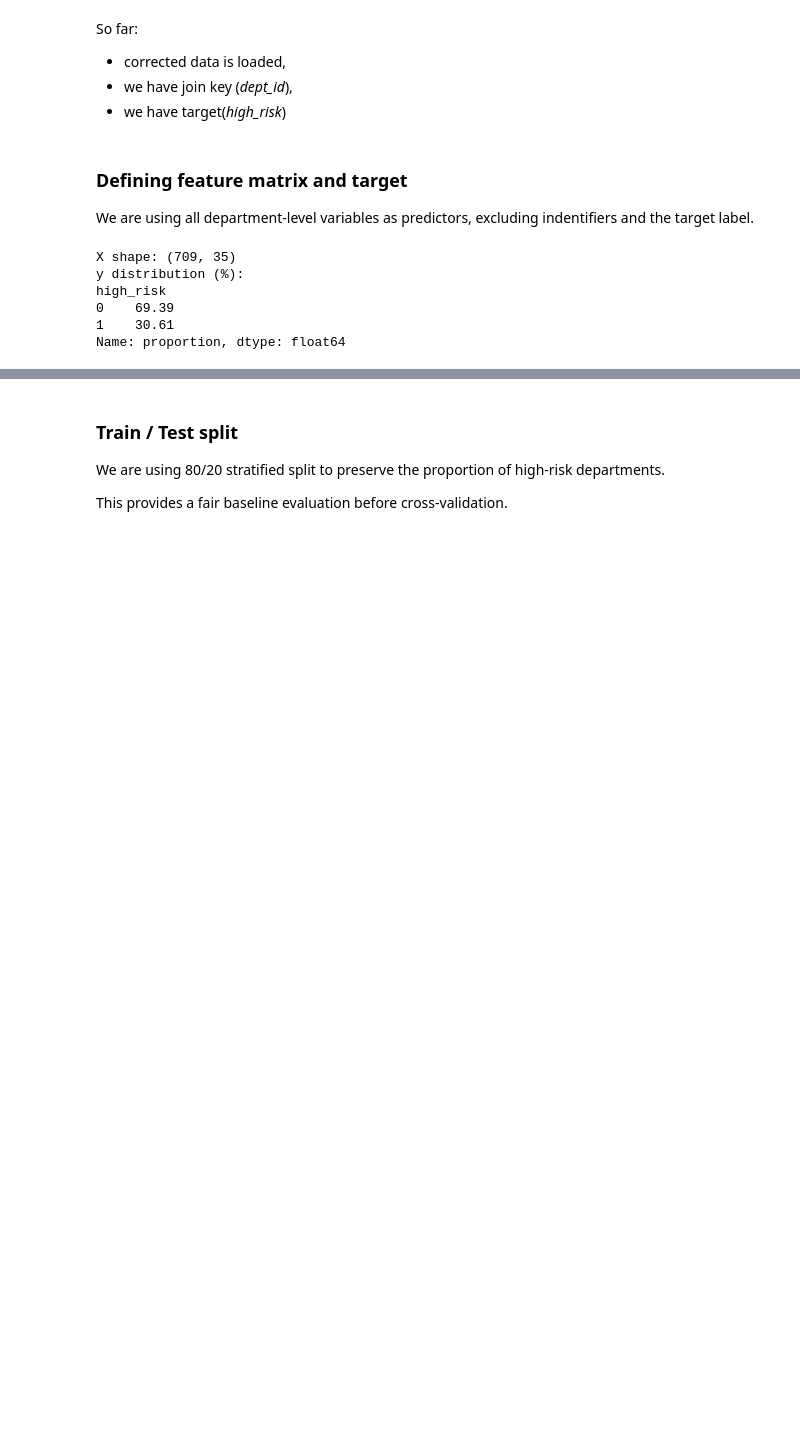
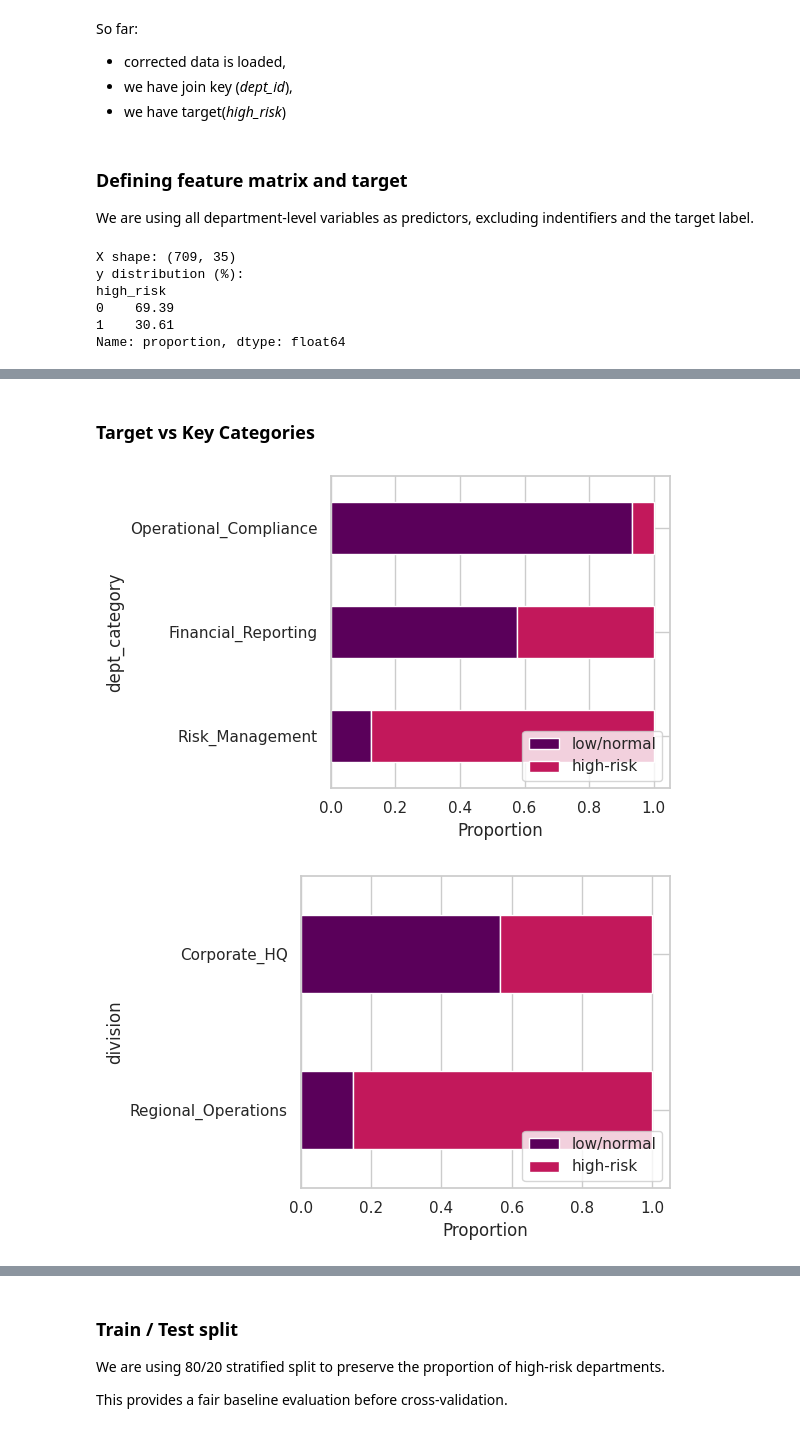
Before and after one commit to personallypetra/ComplianceRadar_315031, a Jupyter notebook: main.ipynb, the cells around one changed output, grey strips where cells are left out. Saved outputs shown, nothing was run; the diff lists cells and outputs as text; code cells hidden in the pictures; blank space fills up the shorter version.

```diff
--- a/main.ipynb
+++ b/main.ipynb
@@ -203,0 +286,19 @@ Name: proportion, dtype: float64
+# %% [markdown]
+### Target vs Key Categories
+# %%
+cat_cols_after = X.select_dtypes(include = ["object", "category", "bool"]).columns.tolist()
+for col in cat_cols_after:
+  tmp = pd.crosstab(df[col], df["high_risk"], normalize = "index")
+  tmp = tmp.rename(columns = {0:"low/normal", 1:"high-risk"})
+  tmp = tmp.sort_values(by = "high-risk", ascending = False).head(10)
+
+
+  tmp.plot(kind = "barh", stacked  = 1, figsize = (6,4), color = ["#5a005a","#c2185b"])
+  plt.xlabel("Proportion")
+  plt.ylabel(col)
+  plt.legend(loc = "lower right")
+  plt.tight_layout()
+  plt.show()
+# %% [output]
+[figure, added]
+[figure, added]
```
Also changed, not shown: parts of 21 cells of this notebook.
